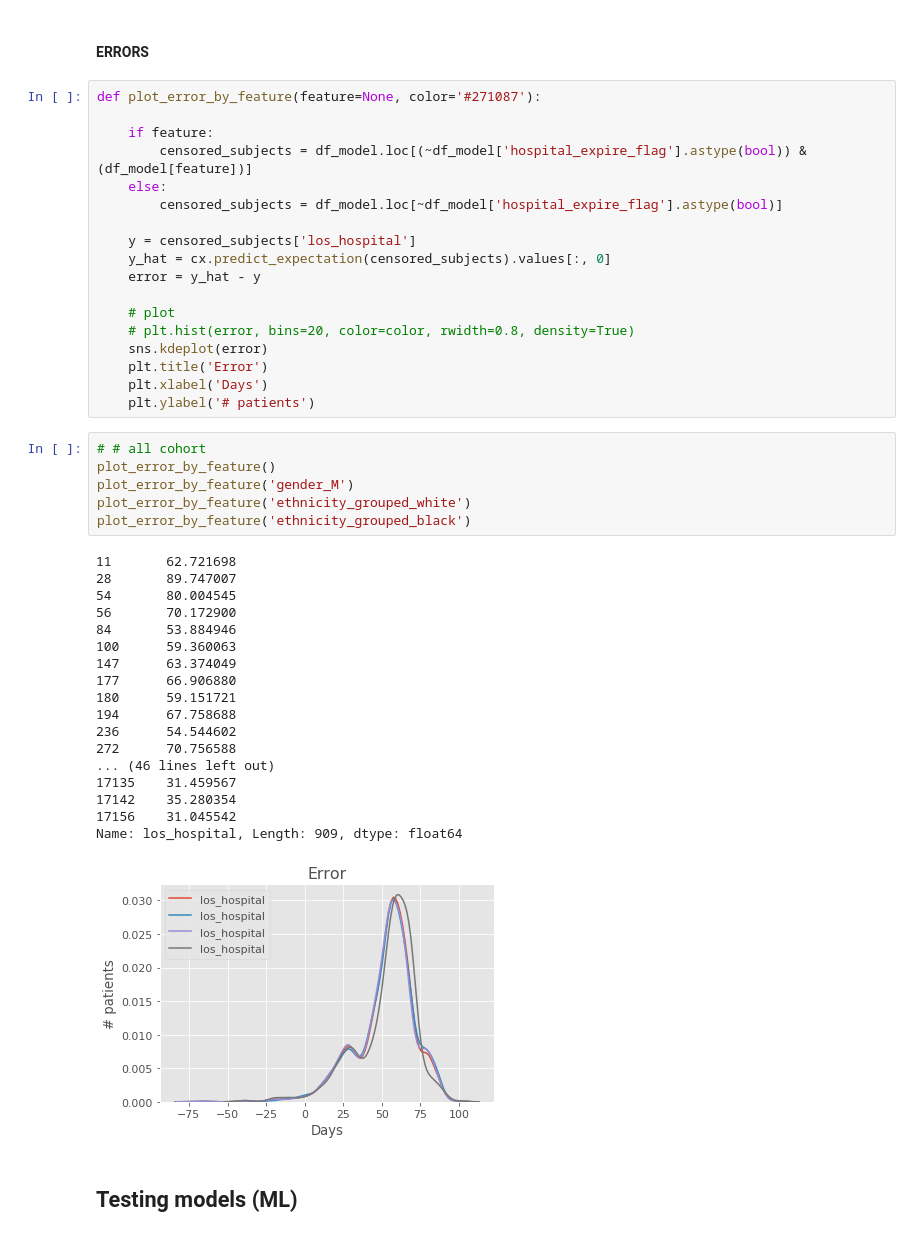
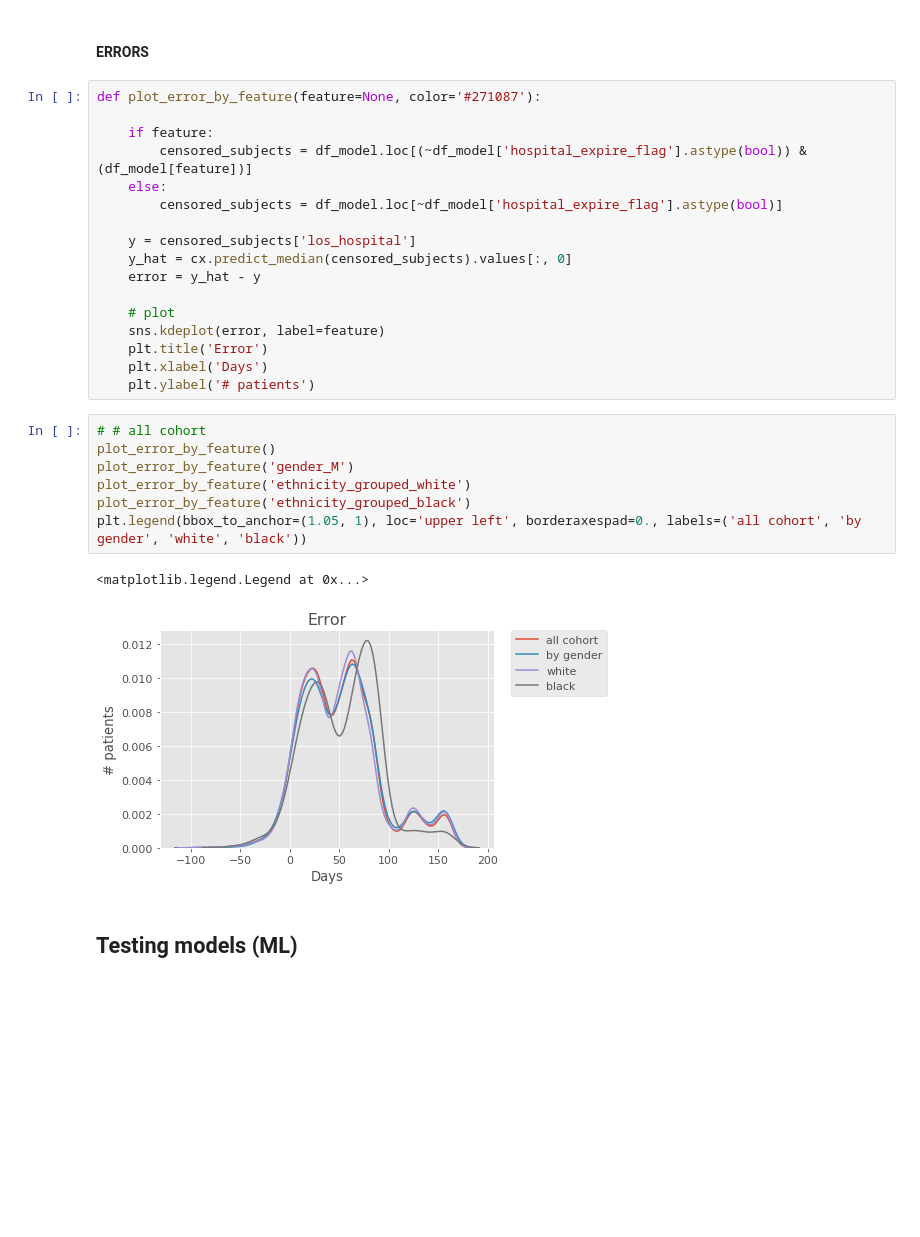
Before and after one commit to bseewald/fairness-ml-health, a Jupyter notebook: notebooks/mimic-iii/regression/cox_regression.ipynb, the cells around one changed output. Saved outputs shown, nothing was run; the diff lists cells and outputs as text; blank space fills up the shorter version.

```diff
--- a/notebooks/mimic-iii/regression/cox_regression.ipynb
+++ b/notebooks/mimic-iii/regression/cox_regression.ipynb
@@ -544,40 +593,24 @@ def plot_error_by_feature(feature=None, color='#271087'):
         censored_subjects = df_model.loc[~df_model['hospital_expire_flag'].astype(bool)]
 
     y = censored_subjects['los_hospital']
-    y_hat = cx.predict_expectation(censored_subjects).values[:, 0]
+    y_hat = cx.predict_median(censored_subjects).values[:, 0]
     error = y_hat - y
 
     # plot
-    # plt.hist(error, bins=20, color=color, rwidth=0.8, density=True)
-    sns.kdeplot(error)
+    sns.kdeplot(error, label=feature)
     plt.title('Error')
     plt.xlabel('Days')
     plt.ylabel('# patients')
 # %%
 # # all cohort
 plot_error_by_feature()
 plot_error_by_feature('gender_M')
 plot_error_by_feature('ethnicity_grouped_white')
 plot_error_by_feature('ethnicity_grouped_black')
+plt.legend(bbox_to_anchor=(1.05, 1), loc='upper left', borderaxespad=0., labels=('all cohort', 'by gender', 'white', 'black'))
 # %% [output]
-11       62.721698
-28       89.747007
-54       80.004545
-56       70.172900
-84       53.884946
-100      59.360063
-147      63.374049
-177      66.906880
-180      59.151721
-194      67.758688
-236      54.544602
-272      70.756588
-... (46 lines left out)
-17135    31.459567
-17142    35.280354
-17156    31.045542
-Name: los_hospital, Length: 909, dtype: float64
+<matplotlib.legend.Legend at 0x...>
-[figure, old version]
+[figure, new version]
 # %% [markdown]
 ## Testing models (ML)
 # %% [markdown]
```
Also changed, not shown: parts of 15 cells of this notebook.
